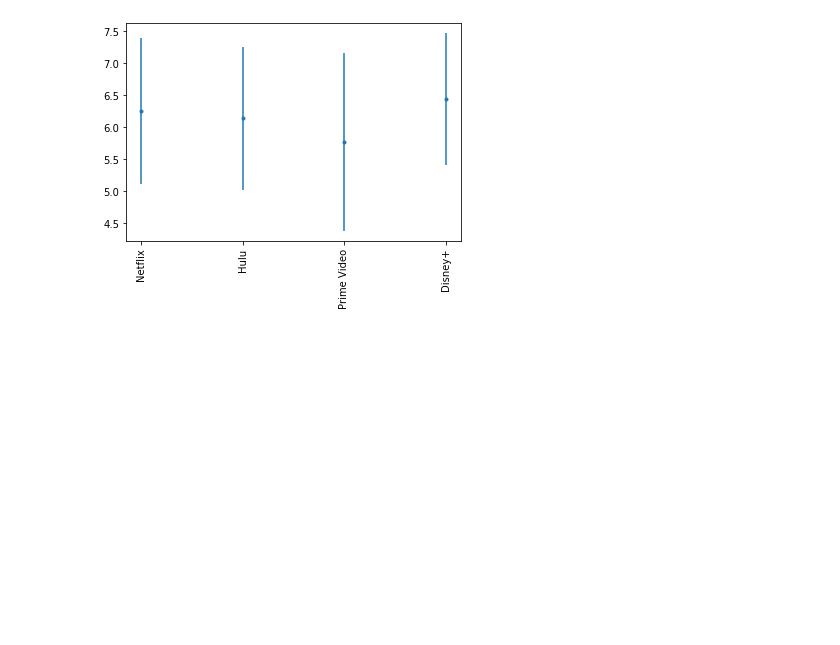
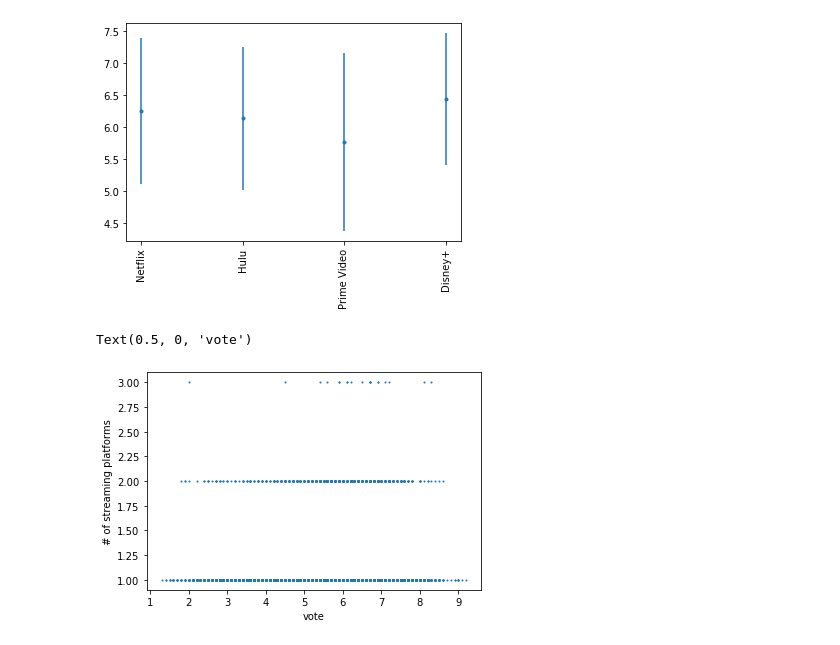
Before and after one commit to almetzler/SI330Final, a Jupyter notebook: Alexis.ipynb, the cells around one changed output. Cells and saved outputs as stored; diff of their text form; code cells hidden in the pictures; blank space fills up the shorter version.

```diff
--- a/Alexis.ipynb
+++ b/Alexis.ipynb
@@ -156,3 +174,11 @@ plt.errorbar(platforms, platvals, platerrors,fmt = '.')
 # %% [output]
 <ErrorbarContainer object of 3 artists>
 [figure]
+# %%
+fig2,ax2 = plt.subplots()
+ax2.scatter(joined['avg_vote'],joined['Streaming'], s=1)
+ax2.set_ylabel('# of streaming platforms')
+ax2.set_xlabel('vote')
+# %% [output]
+Text(0.5, 0, 'vote')
+[figure, added]
```
Also changed, not shown: parts of 9 cells of this notebook.
